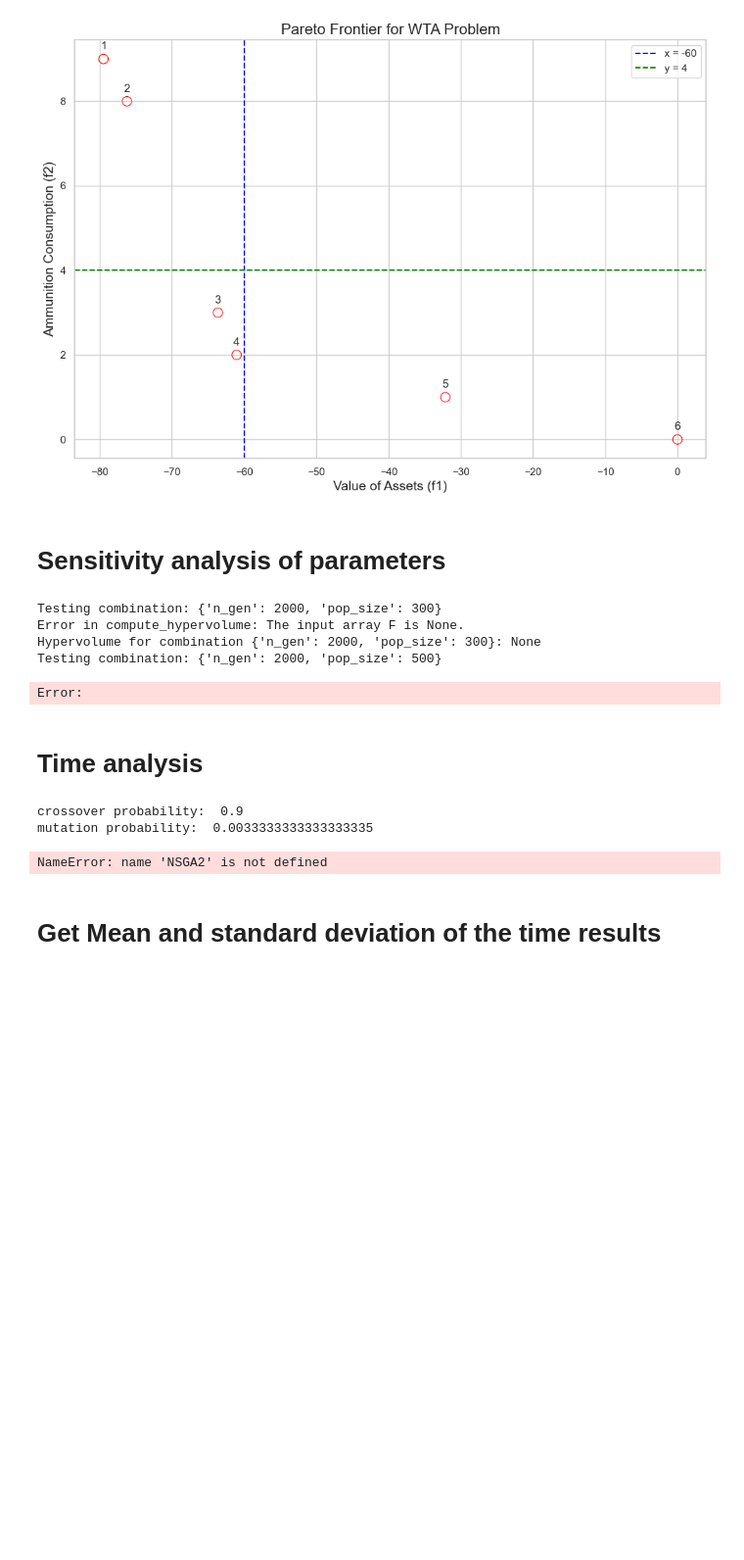
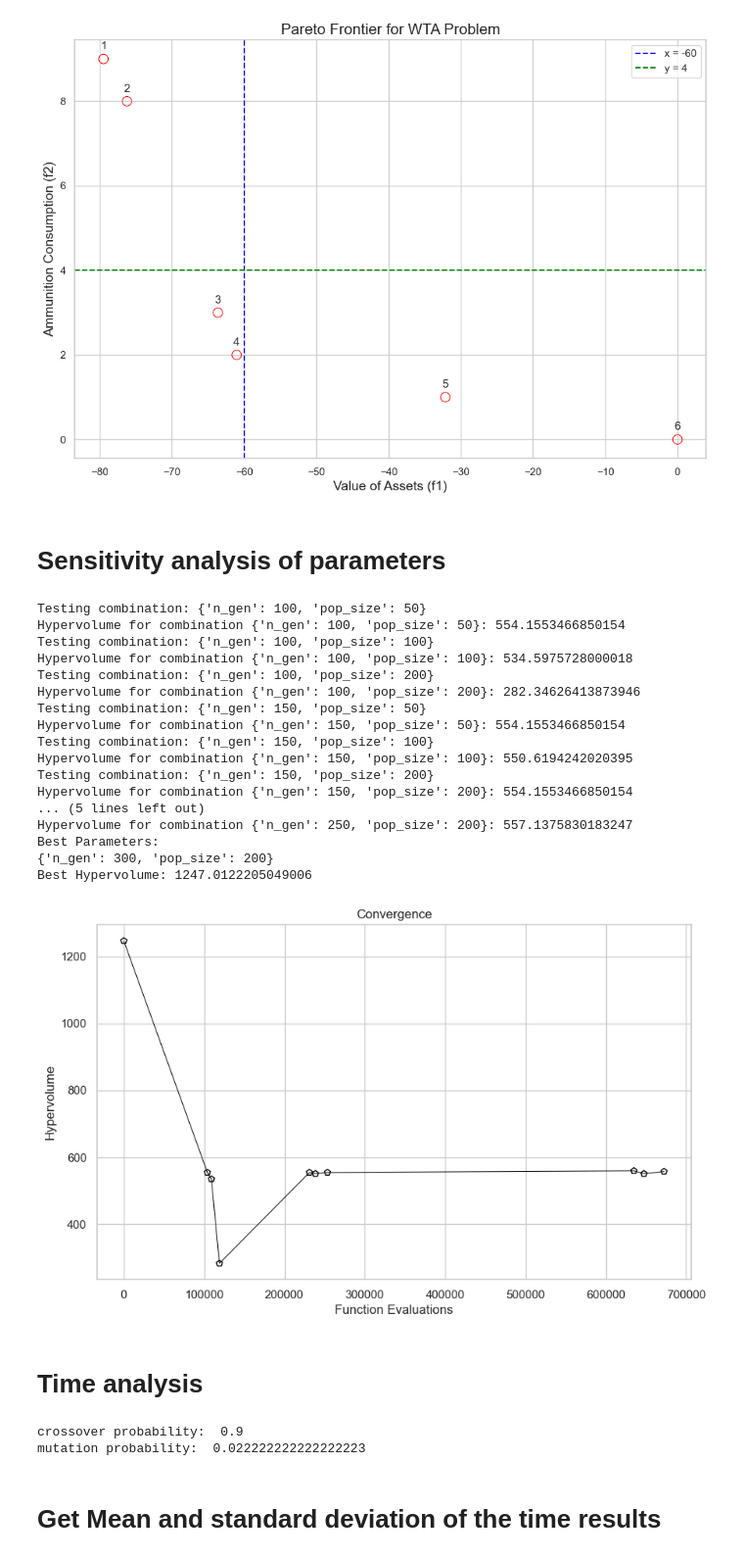
Before and after one commit to dexterlam/Multiobjectve-Multi-stage-Weapon-Target-Assignment-Problem, a Jupyter notebook: Appendix D/Code for processing data, defining model, running algorithm and analysis/MO-MWTA.ipynb, the cells around one changed output. Shown at 98% size. Cells and saved outputs as stored; diff of their text form; code cells hidden in the pictures; blank space fills up the shorter version.

```diff
--- a/Appendix D/Code for processing data, defining model, running algorithm and analysis/MO-MWTA.ipynb
+++ b/Appendix D/Code for processing data, defining model, running algorithm and analysis/MO-MWTA.ipynb
@@ -10,7 +10,7 @@ from mpl_toolkits.basemap import Basemap
 
 
 # Assuming the scenario CSV and JSON files have been uploaded and are accessible at specified paths
-scenario_csv_path = '/Users/dexterlam/Desktop/Aarhus.Universitet/Speciale /Data_fra_terma/iamd/scenario-5threat.csv'
+scenario_csv_path = '/Users/dexterlam/Desktop/Speciale aflevering/Appendix D/Example Data/scenario-5threats.csv'
 
 
 # Load scenario data
@@ -19,8 +19,8 @@ scenario_df = pd.read_csv(scenario_csv_path)
 # Load flight paths data
 flight_paths = scenario_df
 
-entities_json_path = '/Users/dexterlam/Desktop/Aarhus.Universitet/Speciale /Data_fra_terma/iamd/entities.json'
-threat_types_json_path = '/Users/dexterlam/Desktop/Aarhus.Universitet/Speciale /Data_fra_terma/iamd/threat-types.json'
+entities_json_path = '/Users/dexterlam/Desktop/Speciale aflevering/Appendix D/Example Data/entities.json'
+threat_types_json_path = '/Users/dexterlam/Desktop/Speciale aflevering/Appendix D/Example Data/threat-types.json'
 
 # Load entities data
 with open(entities_json_path, 'r') as file:
@@ -333,7 +331,3 @@ Time Window 0 to 300 seconds: 115 active threats
-# %%
-# entities_json_path = '/Users/dexterlam/Desktop/Aarhus.Universitet/Speciale /Data_fra_terma/iamd/entities_2WS.json'
-entities_json_path = '/Users/dexterlam/Desktop/Aarhus.Universitet/Speciale /Data_fra_terma/iamd/entities.json'
-threat_types_json_path = '/Users/dexterlam/Desktop/Aarhus.Universitet/Speciale /Data_fra_terma/iamd/threat-types.json'
 # %% [markdown]
 # Entities
 # %%
@@ -854,7 +836,7 @@ algorithm = NSGA2(
 res = minimize(
     problem,
     algorithm,
-    termination=('n_gen', 10000),  # Significantly more generations
+    termination=('n_gen', 5000),  # Significantly more generations
     seed=1,
     verbose=False  # Turn on verbosity to observe the optimization process
 )
@@ -991,14 +973,14 @@ import itertools
 
 # Initial parameter values
 initial_params = {
-    "n_gen": 5000,
-    "pop_size": 300,
+    "n_gen": 300,
+    "pop_size": 200,
 }
 
 # Parameters to test
 param_ranges = {
-    "n_gen": [2000, 7000],
-    "pop_size": [300, 500]  # Different values of partitions for reference directions
+    "n_gen": [100, 150,250],
+    "pop_size": [50,100, 200]  # Different values of partitions for reference directions
 }
 
 # Function to run the optimization for NSGA-III
@@ -1058,38 +1040,51 @@ for combination in combinations:
     params = dict(zip(param_names, combination))
     print(f"Testing combination: {params}")
     new_nsga2_result = run_nsga2_optimization(1, **params)
     new_hv = compute_hypervolume(new_nsga2_result.F, ref_point=np.array([1.1*0, 1.1*9]))
     print(f"Hypervolume for combination {params}: {new_hv}")
     if new_hv == None:
         best_hv = best_hv
         best_params = best_params
 
     elif new_hv > best_hv:
         best_hv = new_hv
         best_params = params
     # Append hypervolume value for plotting
     hypervolume_values.append(new_hv)
     n_evals.append(sum(new_nsga2_result.history[k].evaluator.n_eval for k in range(len(new_nsga2_result.history))))
 
 print("Best Parameters:")
 print(best_params)
 print(f"Best Hypervolume: {best_hv}")
 
 # Plotting the hypervolume values to see the progress
 plt.figure(figsize=(10, 6))
 plt.plot(n_evals, hypervolume_values, color='black', lw=0.7, label="Hypervolume")
 plt.scatter(n_evals, hypervolume_values, facecolor="none", edgecolor='black', marker="p")
 plt.title("Convergence")
 plt.xlabel("Function Evaluations")
 plt.ylabel("Hypervolume")
 plt.grid(True)
 plt.show()
 # %% [output]
-Testing combination: {'n_gen': 2000, 'pop_size': 300}
-Error in compute_hypervolume: The input array F is None.
-Hypervolume for combination {'n_gen': 2000, 'pop_size': 300}: None
-Testing combination: {'n_gen': 2000, 'pop_size': 500}
+Testing combination: {'n_gen': 100, 'pop_size': 50}
+Hypervolume for combination {'n_gen': 100, 'pop_size': 50}: 554.1553466850154
+Testing combination: {'n_gen': 100, 'pop_size': 100}
+Hypervolume for combination {'n_gen': 100, 'pop_size': 100}: 534.5975728000018
+Testing combination: {'n_gen': 100, 'pop_size': 200}
+Hypervolume for combination {'n_gen': 100, 'pop_size': 200}: 282.34626413873946
+Testing combination: {'n_gen': 150, 'pop_size': 50}
+Hypervolume for combination {'n_gen': 150, 'pop_size': 50}: 554.1553466850154
+Testing combination: {'n_gen': 150, 'pop_size': 100}
+Hypervolume for combination {'n_gen': 150, 'pop_size': 100}: 550.6194242020395
+Testing combination: {'n_gen': 150, 'pop_size': 200}
+Hypervolume for combination {'n_gen': 150, 'pop_size': 200}: 554.1553466850154
+... (5 lines left out)
+Hypervolume for combination {'n_gen': 250, 'pop_size': 200}: 557.1375830183247
+Best Parameters:
+{'n_gen': 300, 'pop_size': 200}
+Best Hypervolume: 1247.0122205049006
-Error:
+[figure, added]
 # %% [markdown]
 # Time analysis
 # %%
@@ -1122,7 +1117,7 @@ def run_nsga2_optimization(seed, n_gen, pop_size):
 def run_algorithm():
     start_time = time.time()
     # Your algorithm execution here
-    run_nsga2_optimization(1, 350, 200)
+    run_nsga2_optimization(1, 200, 50)
     end_time = time.time()
     return end_time - start_time
 
@@ -1131,13 +1126,12 @@ timing_data1 = []
 timing_data2 = []
 timing_data3 = []
 
-for _ in range(10):
+for _ in range(20):
     execution_time = run_algorithm()
     timing_data1.append(execution_time)
 # %% [output]
 crossover probability:  0.9
-mutation probability:  0.0033333333333333335
+mutation probability:  0.022222222222222223
-NameError: name 'NSGA2' is not defined
 # %% [markdown]
 # Get Mean and standard deviation of the time results
 # %%
```
Also changed, not shown: parts of 4 cells of this notebook, 1 other file.
